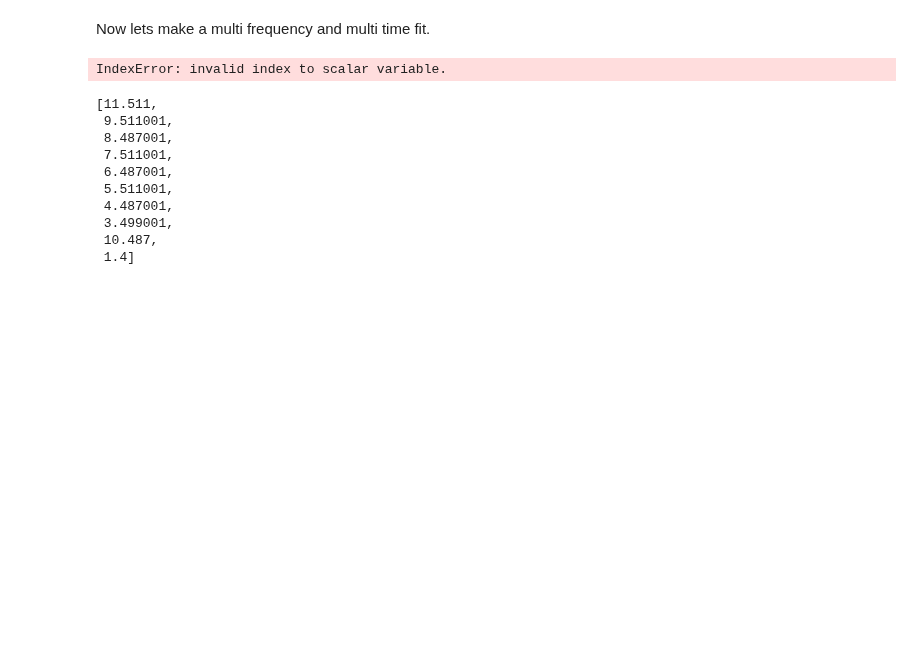
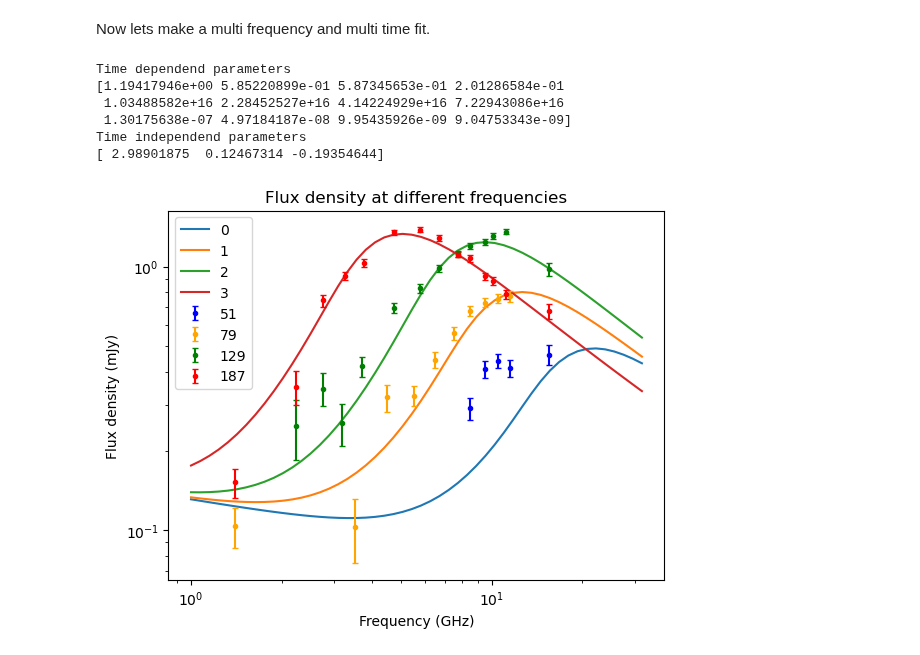
Before and after one commit to Camachoadri/JAEICU2024, a Jupyter notebook: TDE AT2019dsg/TDE jet from AT2019dsg.ipynb, the cells around one changed output. Drawn from its saved outputs; the diff is of its cells as text; code cells hidden in the pictures; blank space fills up the shorter version.

Commit message:
Fit done, problem at early epochs

```diff
--- a/TDE AT2019dsg/TDE jet from AT2019dsg.ipynb
+++ b/TDE AT2019dsg/TDE jet from AT2019dsg.ipynb
@@ -346,38 +377,59 @@ FluxValue = []
 FluxErr = []
 distance= ((214*u.Mpc).to(u.cm)).value # http://astro.vaporia.com/start/at2019dsg.html
 
+#Saving the data at each epoch in arrays
 for time in date_list:
     freq.append(time[0])
     FluxValue.append(time[1])
     FluxErr.append(time[2])
 
-p=3.*np.ones(len(date_list))
-F0= 1e-1 *np.ones(len(date_list))
-alpha= -0.2 *np.ones(len(date_list))
-
-B= (0.2*u.G).value*np.ones(len(date_list))
-N= (0.9e-8*u.cm**(-3)).value*np.ones(len(date_list))
-R= (7e16*u.cm).value*np.ones(len(date_list))
-
-params0=(p, F0, alpha, B, R, N)
+params0=(p, F0, alpha, B[0], B[1], B[2], B[3], R[0], R[1], R[2], R[3],
+         N[0], N[1], N[2], N[3])
+"""
 params= np.ndarray((6, len(date_list)))
 for i in np.arange(0, len(params0)):
     params[i]= params0[i]
-args0=(freq, distance, FluxValue, FluxErr)
+"""
+args0=(freq, num_times, distance, FluxValue, FluxErr)
 
-result = scipy.optimize.leastsq(leastsq_function, x0 = params, args=args0)
+result = scipy.optimize.least_squares(leastsq_function, x0 = params0, args=args0)
-# %% [output]
-IndexError: invalid index to scalar variable.
-# %%
-freq[1]
-# %% [output]
-[11.511,
- 9.511001,
- 8.487001,
- 7.511001,
- 6.487001,
- 5.511001,
- 4.487001,
- 3.499001,
- 10.487,
- 1.4]
+# %%
+print('Time dependend parameters')
+print(10**result['x'][3:])
+print('Time independend parameters')
+print(result['x'][:3])
+# %% [output]
+Time dependend parameters
+[1.19417946e+00 5.85220899e-01 5.87345653e-01 2.01286584e-01
+ 1.03488582e+16 2.28452527e+16 4.14224929e+16 7.22943086e+16
+ 1.30175638e-07 4.97184187e-08 9.95435926e-09 9.04753343e-09]
+Time independend parameters
+[ 2.98901875  0.12467314 -0.19354644]
+# %%
+for i in np.arange(0, num_times):
+    F= FluxatTSynch(freqcont*1e9 , result['x'][3 + num_times + i], result['x'][0], result['x'][3+i]
+                    , result['x'][3 + 2*num_times + i], distance, result['x'][1], result['x'][2])
+
+    plt.plot(freqcont, F, label= f'{i}')
+
+
+
+plt.errorbar(date_list[0][0], date_list[0][1], yerr=  date_list[0][2],fmt= '.',capsize= 2 , c='blue',
+             zorder=8, label=str(DaysSinceDetection('19/05/22')))
+plt.errorbar(date_list[1][0], date_list[1][1], yerr=  date_list[1][2],fmt= '.',capsize= 2 , c='orange',
+             zorder=8, label=str(DaysSinceDetection('19/06/19')))
+plt.errorbar(date_list[2][0], date_list[2][1], yerr=  date_list[2][2],fmt= '.',capsize= 2 , c='green',
+             zorder=8, label=str(DaysSinceDetection('19/08/08')))
+plt.errorbar(date_list[3][0], date_list[3][1], yerr=  date_list[3][2],fmt= '.',capsize= 2 , c='red',
+             zorder=8, label=str(DaysSinceDetection('19/10/05')))
+
+
+plt.yscale('log')
+plt.xscale('log')
+plt.xlabel(f"Frequency (GHz)")
+plt.ylabel(f'Flux density (mJy)')
+plt.title('Flux density at different frequencies')
+plt.legend()
+plt.show()
+# %% [output]
+[figure, added]
```
Also changed, not shown: parts of 5 cells of this notebook.
